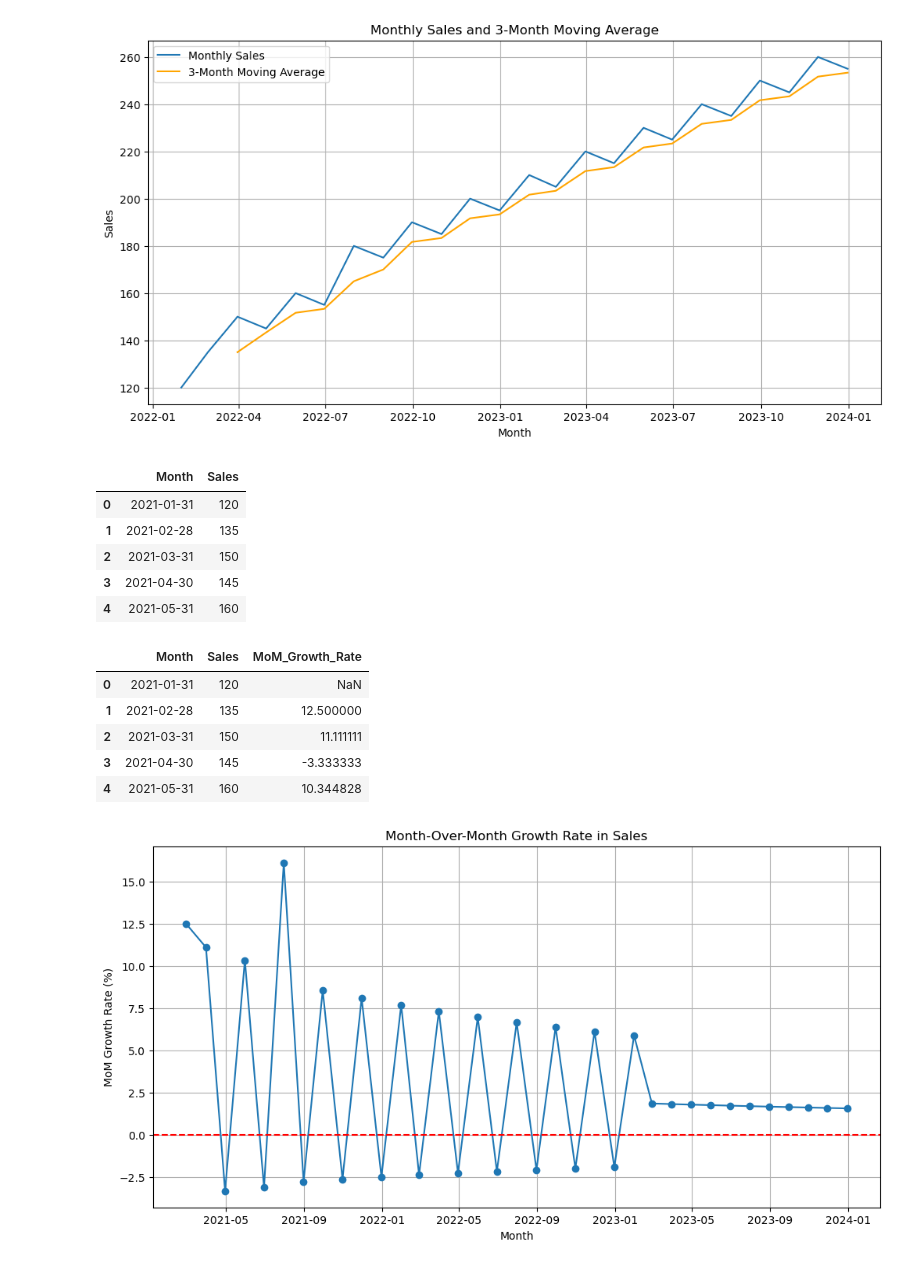
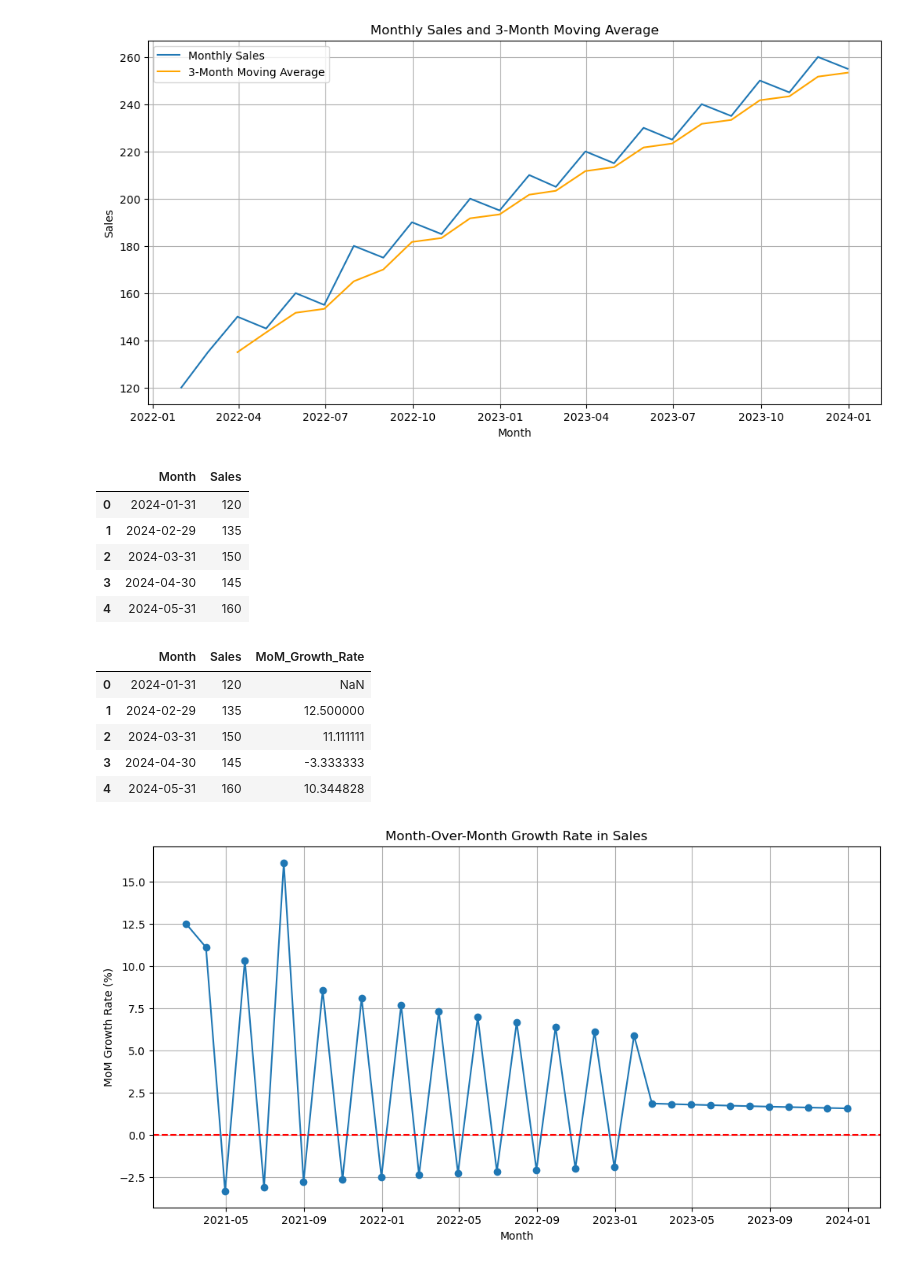
Before and after one commit to Anoopraj09/vswork, a Jupyter notebook: E-Commerce Sales Data Analysis.ipynb, the cells around one changed output. Drawn from its saved outputs; the diff is of its cells as text; code cells hidden in the pictures.

```diff
--- a/E-Commerce Sales Data Analysis.ipynb
+++ b/E-Commerce Sales Data Analysis.ipynb
@@ -157,35 +157,35 @@ plt.show()
 # %%
 import pandas as pd
 import matplotlib.pyplot as plt
 
 data = {
-    'Month': pd.date_range(start='2021-01-01', periods=36, freq='M'),
+    'Month': pd.date_range(start='2024-01-01', periods=36, freq='M'),
     'Sales': [120, 135, 150, 145, 160, 155, 180, 175, 190, 185, 200, 195,
               210, 205, 220, 215, 230, 225, 240, 235, 250, 245, 260, 255,
               270, 275, 280, 285, 290, 295, 300, 305, 310, 315, 320, 325]
 }
 
 df = pd.DataFrame(data)
 
 df.head()
 # %% [output]
 |  | Month | Sales |
-| 0 | 2021-01-31 | 120 |
-| 1 | 2021-02-28 | 135 |
-| 2 | 2021-03-31 | 150 |
-| 3 | 2021-04-30 | 145 |
-| 4 | 2021-05-31 | 160 |
+| 0 | 2024-01-31 | 120 |
+| 1 | 2024-02-29 | 135 |
+| 2 | 2024-03-31 | 150 |
+| 3 | 2024-04-30 | 145 |
+| 4 | 2024-05-31 | 160 |
 # %%
 df['MoM_Growth_Rate'] = df['Sales'].pct_change() * 100
 
 df.head()
 # %% [output]
 |  | Month | Sales | MoM_Growth_Rate |
-| 0 | 2021-01-31 | 120 | NaN |
-| 1 | 2021-02-28 | 135 | 12.500000 |
-| 2 | 2021-03-31 | 150 | 11.111111 |
-| 3 | 2021-04-30 | 145 | -3.333333 |
-| 4 | 2021-05-31 | 160 | 10.344828 |
+| 0 | 2024-01-31 | 120 | NaN |
+| 1 | 2024-02-29 | 135 | 12.500000 |
+| 2 | 2024-03-31 | 150 | 11.111111 |
+| 3 | 2024-04-30 | 145 | -3.333333 |
+| 4 | 2024-05-31 | 160 | 10.344828 |
 # %%
 import pandas as pd
 import matplotlib.pyplot as plt
```
Also changed, not shown: parts of 6 cells of this notebook, 1 other file.
